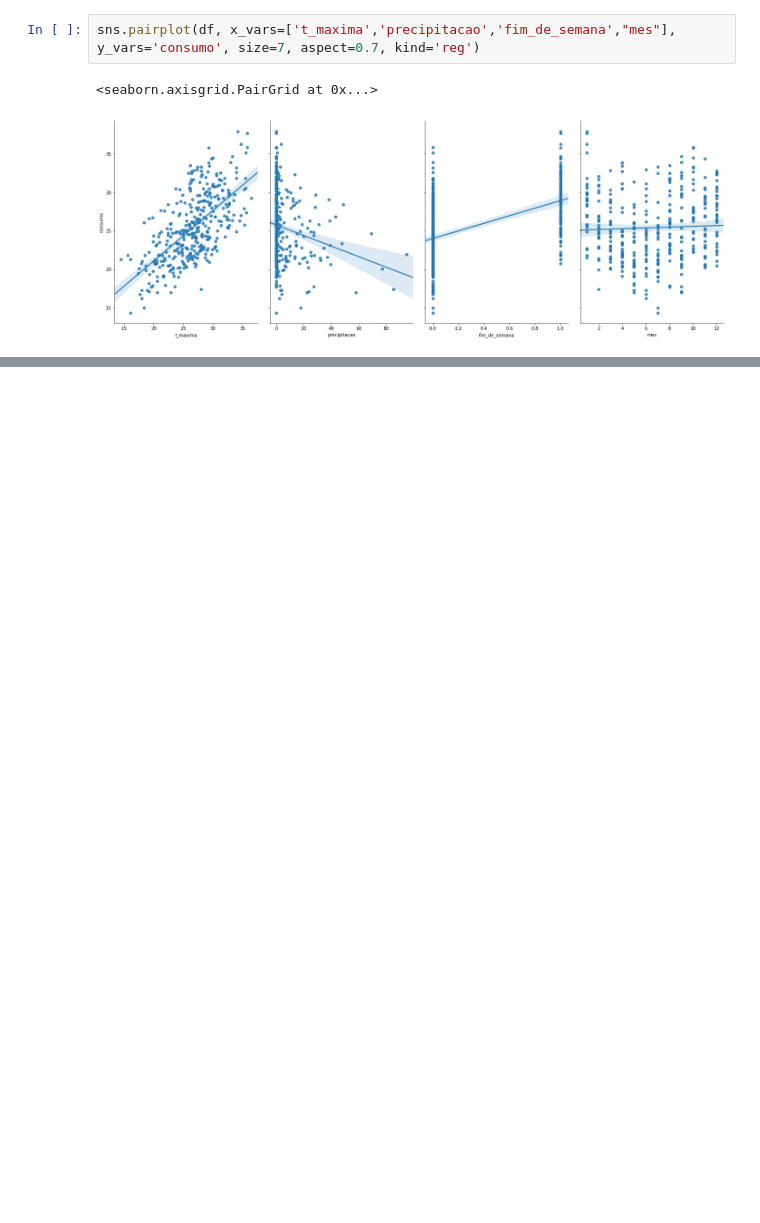
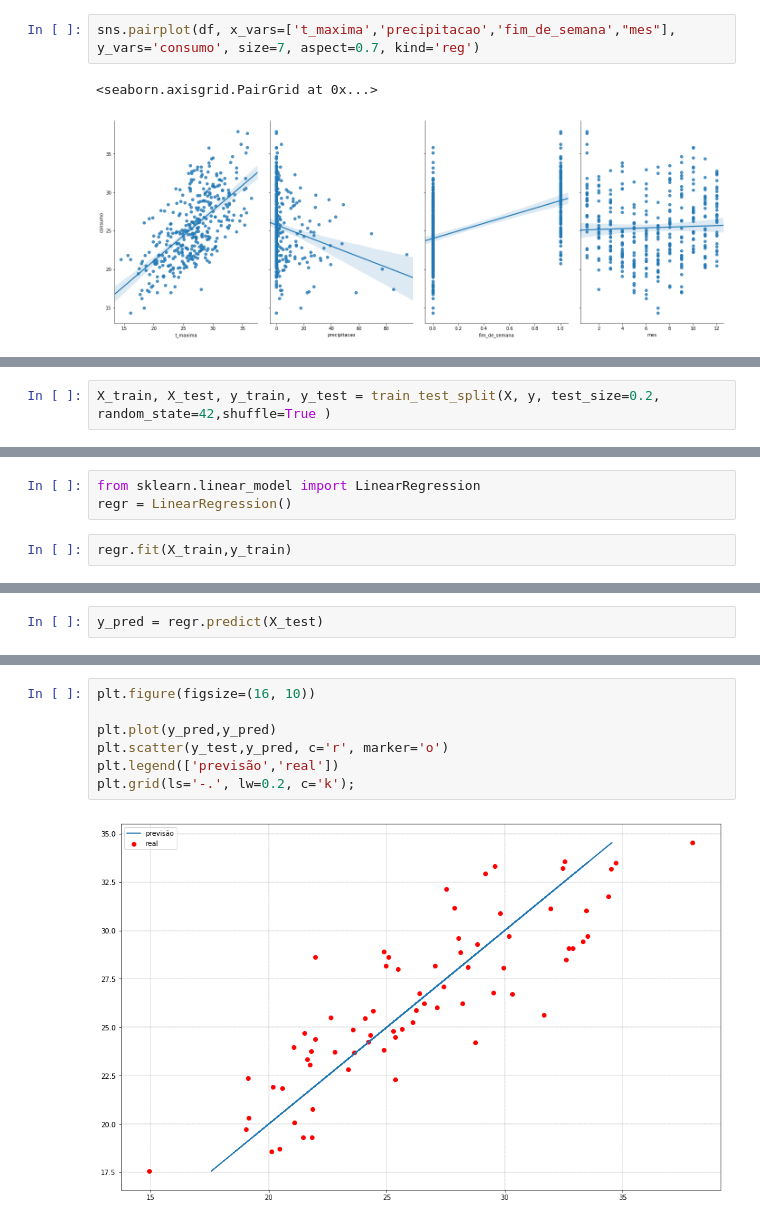
Before and after one commit to lorransr/beer_sp, a Jupyter notebook: beer_analysis.ipynb, the cells around one changed output, grey strips where cells are left out. Cells and saved outputs as stored; diff of their text form; blank space fills up the shorter version.

```diff
--- a/beer_analysis.ipynb
+++ b/beer_analysis.ipynb
@@ -290,0 +343,2 @@ sns.pairplot(df, x_vars=['t_maxima','precipitacao','fim_de_semana',"mes"], y_var
+# %%
+X_train, X_test, y_train, y_test = train_test_split(X, y, test_size=0.2, random_state=42,shuffle=True )
@@ -290,0 +372,5 @@ sns.pairplot(df, x_vars=['t_maxima','precipitacao','fim_de_semana',"mes"], y_var
+# %%
+from sklearn.linear_model import LinearRegression
+regr = LinearRegression()
+# %%
+regr.fit(X_train,y_train)
@@ -290,0 +379,2 @@ sns.pairplot(df, x_vars=['t_maxima','precipitacao','fim_de_semana',"mes"], y_var
+# %%
+y_pred = regr.predict(X_test)
@@ -290,0 +401,9 @@ sns.pairplot(df, x_vars=['t_maxima','precipitacao','fim_de_semana',"mes"], y_var
+# %%
+plt.figure(figsize=(16, 10))
+
+plt.plot(y_pred,y_pred)
+plt.scatter(y_test,y_pred, c='r', marker='o')
+plt.legend(['previsão','real'])
+plt.grid(ls='-.', lw=0.2, c='k');
+# %% [output]
+[figure, added]
```
Also changed, not shown: parts of 16 cells of this notebook.
